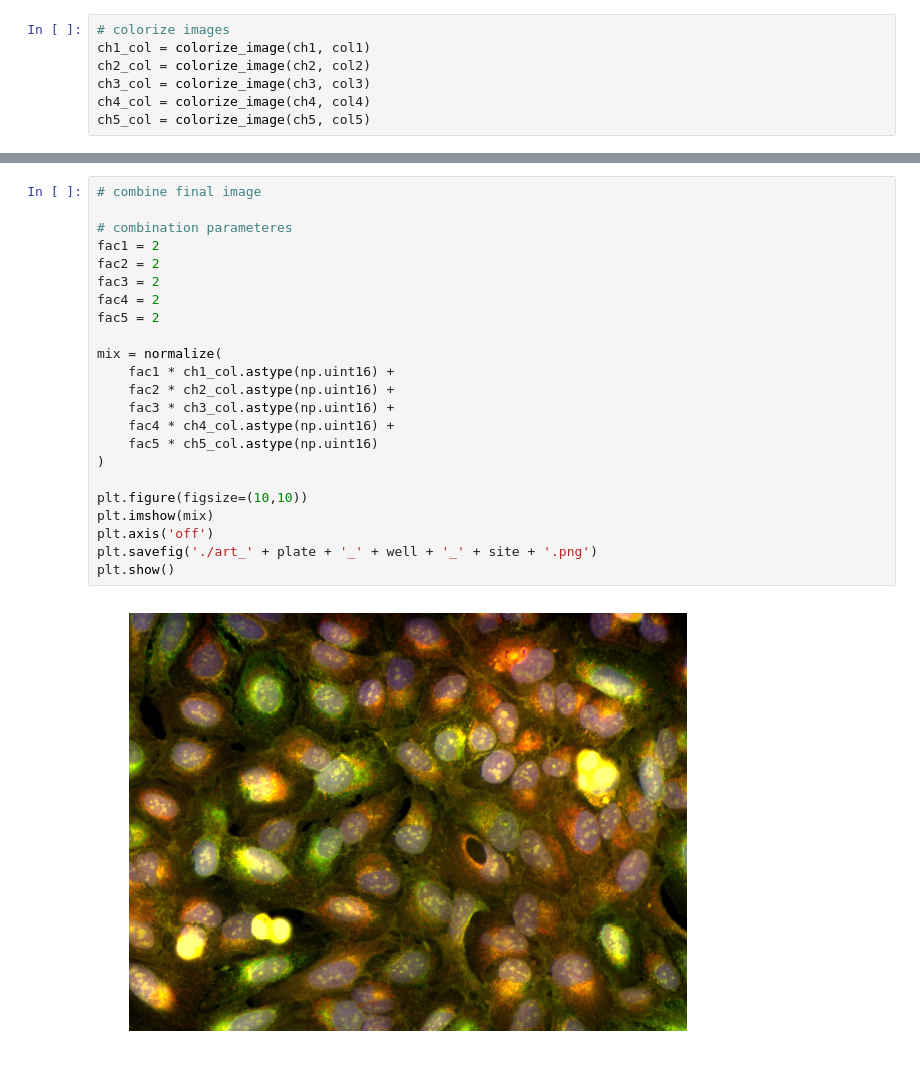
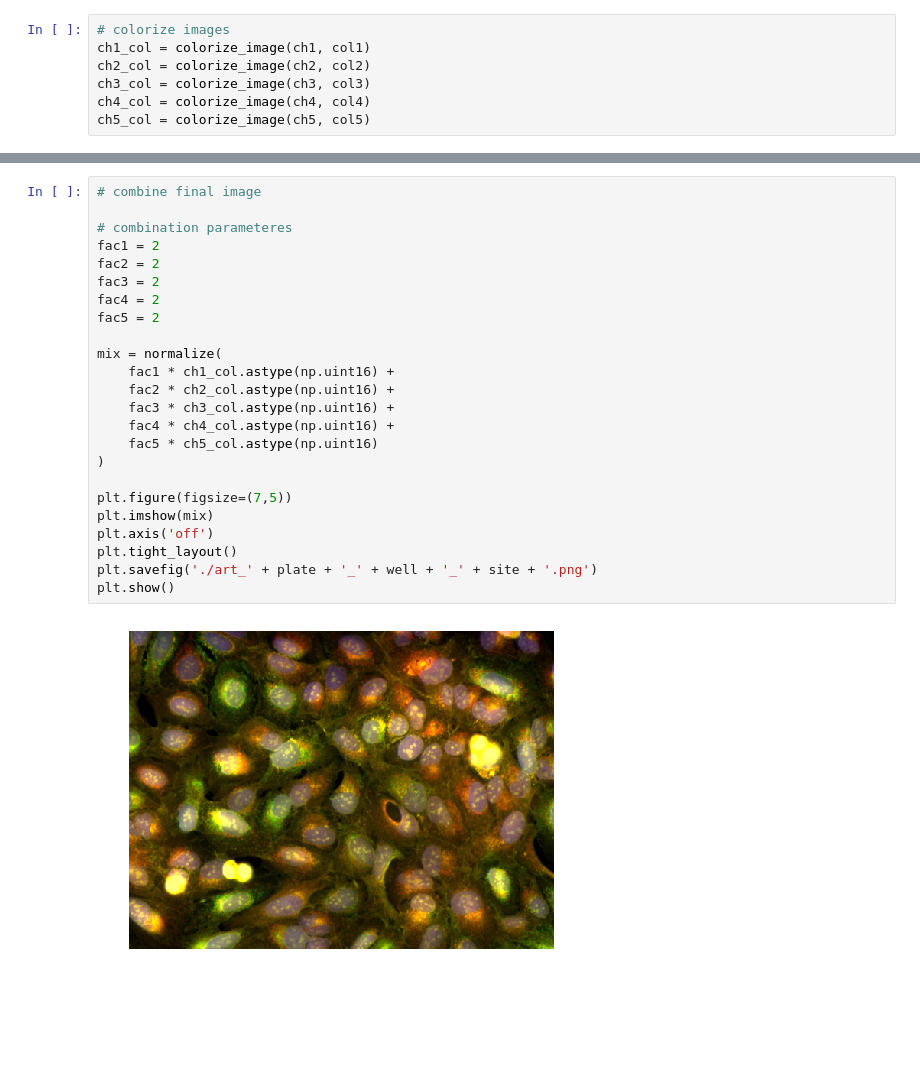
Before and after one commit to jr0th/segmentation, a Jupyter notebook: visualization/CellArt.ipynb, the cells around one changed output, grey strips where cells are left out. Saved outputs shown, nothing was run; the diff lists cells and outputs as text; blank space fills up the shorter version.

```diff
--- a/visualization/CellArt.ipynb
+++ b/visualization/CellArt.ipynb
@@ -163,25 +163,26 @@ plt.show()
 # %%
 # combine final image
 
 # combination parameteres
 fac1 = 2
 fac2 = 2
 fac3 = 2
 fac4 = 2
 fac5 = 2
 
 mix = normalize(
     fac1 * ch1_col.astype(np.uint16) +
     fac2 * ch2_col.astype(np.uint16) +
     fac3 * ch3_col.astype(np.uint16) +
     fac4 * ch4_col.astype(np.uint16) +
     fac5 * ch5_col.astype(np.uint16)
 )
 
-plt.figure(figsize=(10,10))
+plt.figure(figsize=(7,5))
 plt.imshow(mix)
 plt.axis('off')
+plt.tight_layout()
 plt.savefig('./art_' + plate + '_' + well + '_' + site + '.png')
 plt.show()
 # %% [output]
-[figure, old version]
+[figure, new version]
```
Also changed, not shown: parts of 1 cell of this notebook, 6 other files.
